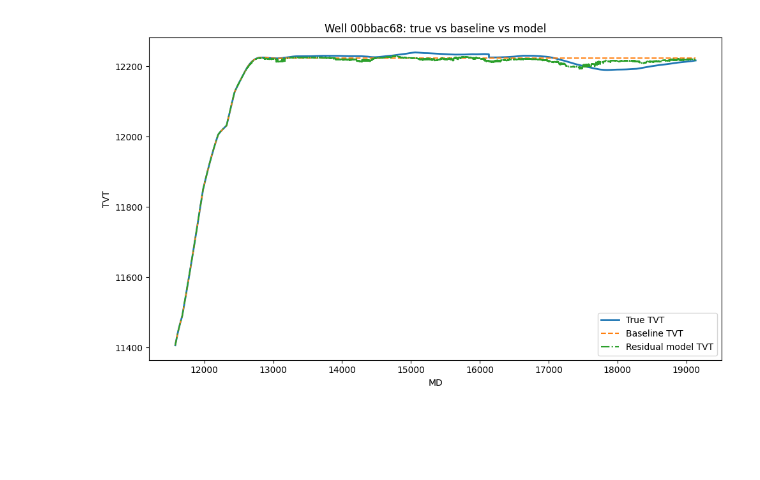
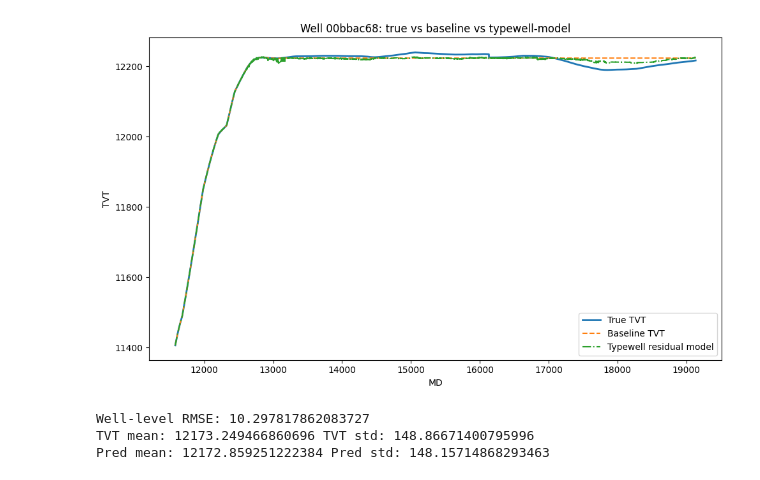
Before and after one commit to Parth515/ROGII_Wellbore_kaggle_competition, a Jupyter notebook: exp/rogii_wellbore_3.ipynb, the cells around one changed output. Cells and saved outputs as stored; diff of their text form; code cells hidden in the pictures; blank space fills up the shorter version.

```diff
--- a/exp/rogii_wellbore_3.ipynb
+++ b/exp/rogii_wellbore_3.ipynb
@@ -105,16 +96,9 @@ def add_trajectory_derivatives(df: pd.DataFrame) -> pd.DataFrame:
     df["step_length"] = np.sqrt(
         df.get("dX", 0)**2 + df.get("dY", 0)**2 + df.get("dZ", 0)**2
     )
-    df["dMD"] = df["MD"].diff().fillna(1.0)
-    df["inc"] = np.arctan2(-df["dZ"], np.sqrt(df["dX"]**2 + df["dY"]**2 + 1e-6))
-    df["azimuth"] = np.arctan2(df["dY"], df["dX"] + 1e-6)
-
-    df["dinc"] = df["inc"].diff().fillna(0)
-    df["dazimuth"] = df["azimuth"].diff().fillna(0)
-    df["curvature"] = np.sqrt(df["dinc"]**2 + df["dazimuth"]**2) / df["dMD"].replace(0, 1)
     return df
 # %%
-def build_features_for_well(h: pd.DataFrame) -> pd.DataFrame:
+def build_horizontal_features(h: pd.DataFrame) -> pd.DataFrame:
     df = h.sort_values("MD").reset_index(drop=True)
     df = add_basic_features(df)
     df = add_gr_context_features(df)
@@ -160,13 +213,13 @@ for fold, (tr_idx, va_idx) in enumerate(kf.split(well_ids)):
     tr_df = pd.concat(tr_parts, ignore_index=True)
     va_df = pd.concat(va_parts, ignore_index=True)
 
-    feature_cols = [
-        c for c in tr_df.columns
-        if c not in [
-            "TVT", "TVT_input", "TVT_residual",
-            "TVT_baseline", "well_id"
-        ]
+    # choose features
+    drop_cols = [
+        "TVT", "TVT_input", "TVT_residual",
+        "TVT_baseline", "well_id",
+        "Geo_typewell_raw"   # non-numeric string
     ]
+    feature_cols = [c for c in tr_df.columns if c not in drop_cols]
 
     X_tr = tr_df[feature_cols]
     y_tr = tr_df["TVT_residual"]
@@ -174,7 +227,7 @@ for fold, (tr_idx, va_idx) in enumerate(kf.split(well_ids)):
     y_va = va_df["TVT_residual"]
 
     model = LGBMRegressor(
-        n_estimators=1500,
+        n_estimators=2000,
         learning_rate=0.05,
         num_leaves=64,
         subsample=0.8,
@@ -184,8 +237,6 @@ for fold, (tr_idx, va_idx) in enumerate(kf.split(well_ids)):
     model.fit(X_tr, y_tr)
 
     residual_pred = model.predict(X_va)
-
-    # reconstruct full TVT prediction
     va_df["TVT_pred"] = residual_pred + va_df["TVT_baseline"]
 
     rmse = root_mean_squared_error(va_df["TVT"], va_df["TVT_pred"])
@@ -194,7 +245,7 @@ for fold, (tr_idx, va_idx) in enumerate(kf.split(well_ids)):
 
     models.append(model)
 
-print("Residual model CV RMSE mean:",
+print("Typewell residual model CV RMSE mean:",
       np.mean(fold_scores),
       "std:", np.std(fold_scores))
 # %% [output]
@@ -245,26 +269,40 @@ Name: TVT_residual, dtype: float64
 # %%
-import matplotlib.pyplot as plt
+example_well = va_wells[0]
 
-# Example: visualize first val well of last fold
-example_well = va_wells[0]
 h = load_horizontal(example_well, split="train")
+tw = load_typewell(example_well, split="train")
+
 h = h.sort_values("MD").reset_index(drop=True)
 h["TVT_baseline"] = baseline_tvt_prediction(h)
-df_feat = build_features_for_well(h)
-X_example = df_feat[feature_cols]
 
+df_feat = build_horizontal_features(h)
+df_feat["TVT_baseline"] = h["TVT_baseline"]
+df_feat = add_typewell_features(df_feat, tw)
+
+X_example = df_feat[feature_cols]  # reuse cols from above
 resid_example = models[-1].predict(X_example)
 h["TVT_pred"] = h["TVT_baseline"] + resid_example
 
 plt.figure(figsize=(10, 6))
 plt.plot(h["MD"], h["TVT"], label="True TVT", linewidth=2)
 plt.plot(h["MD"], h["TVT_baseline"], label="Baseline TVT", linestyle="--")
-plt.plot(h["MD"], h["TVT_pred"], label="Residual model TVT", linestyle="-.")
+plt.plot(h["MD"], h["TVT_pred"], label="Typewell residual model", linestyle="-.")
 plt.xlabel("MD")
 plt.ylabel("TVT")
-plt.title(f"Well {example_well}: true vs baseline vs model")
+plt.title(f"Well {example_well}: true vs baseline vs typewell-model")
 plt.legend()
 plt.tight_layout()
 plt.show()
 # %% [output]
-[figure, old version]
+[figure, new version]
+# %%
+y_1_true = h["TVT"]
+y_1_pred = h["TVT_pred"]
+rmse_well = root_mean_squared_error(y_1_true, y_1_pred)
+print("Well-level RMSE:", rmse_well)
+print("TVT mean:", y_1_true.mean(), "TVT std:", y_1_true.std())
+print("Pred mean:", y_1_pred.mean(), "Pred std:", y_1_pred.std())
+# %% [output]
+Well-level RMSE: 10.297817862083727
+TVT mean: 12173.249466860696 TVT std: 148.86671400795996
+Pred mean: 12172.859251222384 Pred std: 148.15714868293463
```
Also changed, not shown: parts of 9 cells of this notebook.
